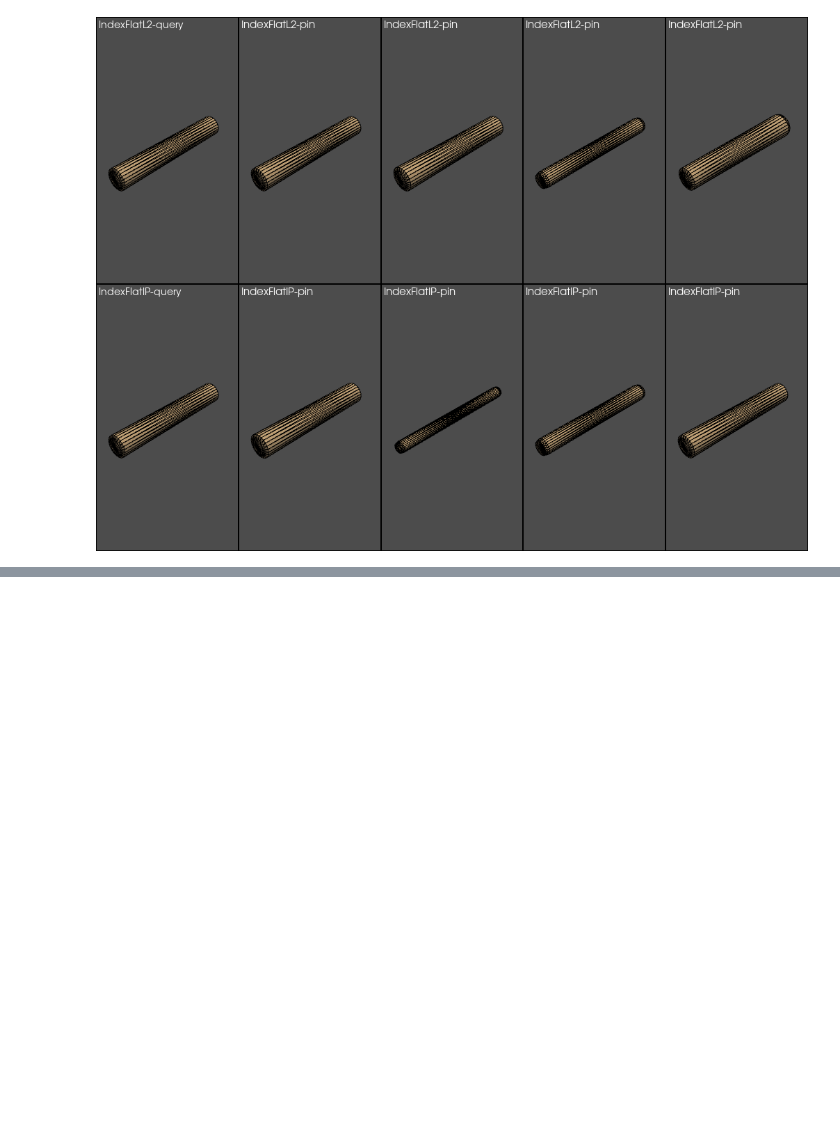
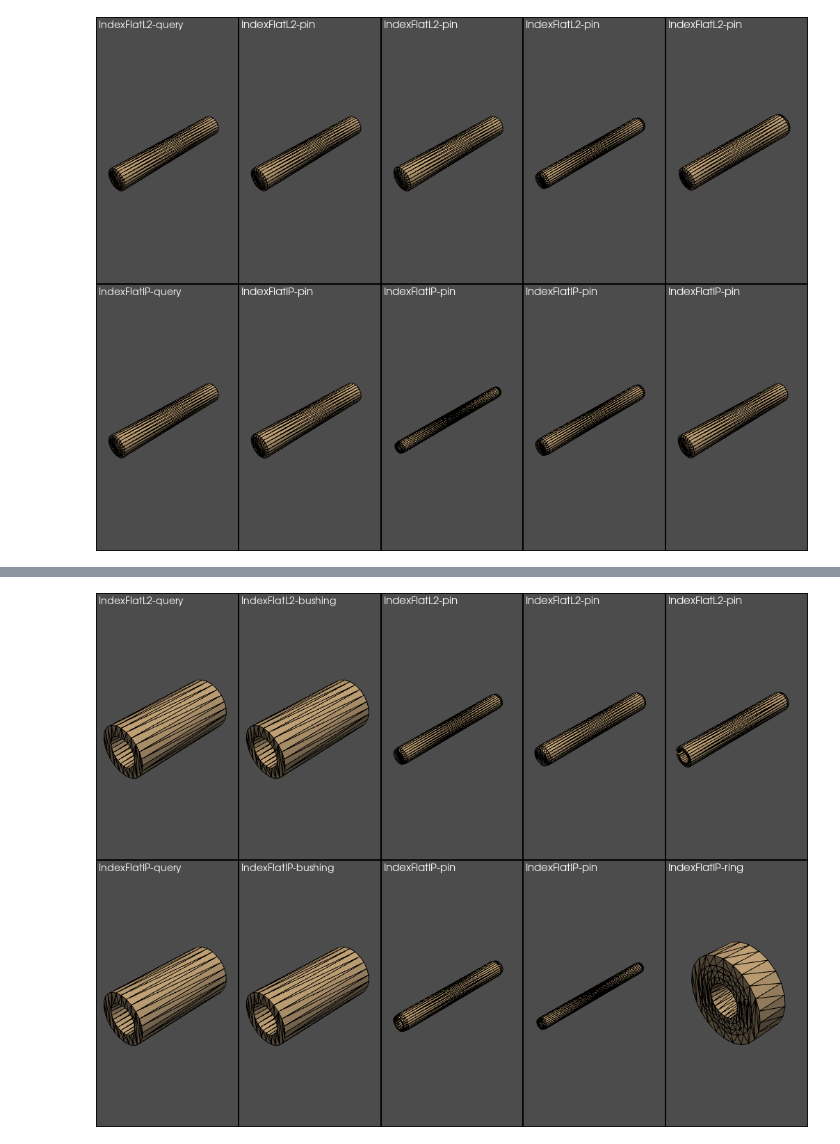
Before and after one commit to anglixjtu/MeshCNN_, a Jupyter notebook: test_retrieval.ipynb, the cells around one changed output, grey strips where cells are left out. Saved outputs shown, nothing was run; the diff lists cells and outputs as text; code cells hidden in the pictures; blank space fills up the shorter version.

```diff
--- a/test_retrieval.ipynb
+++ b/test_retrieval.ipynb
@@ -52,0 +53,7 @@ retriever.show_results(i, ranked_list)
+# %%
+i = 170
+query = dataset[i]
+dist, ranked_list = retriever.retrive_one_example(model, query, dataset, fea_db)
+retriever.show_results(i, ranked_list)
+# %% [output]
+[figure, added]
```
Also changed, not shown: parts of 1 cell of this notebook, 5 other files.
